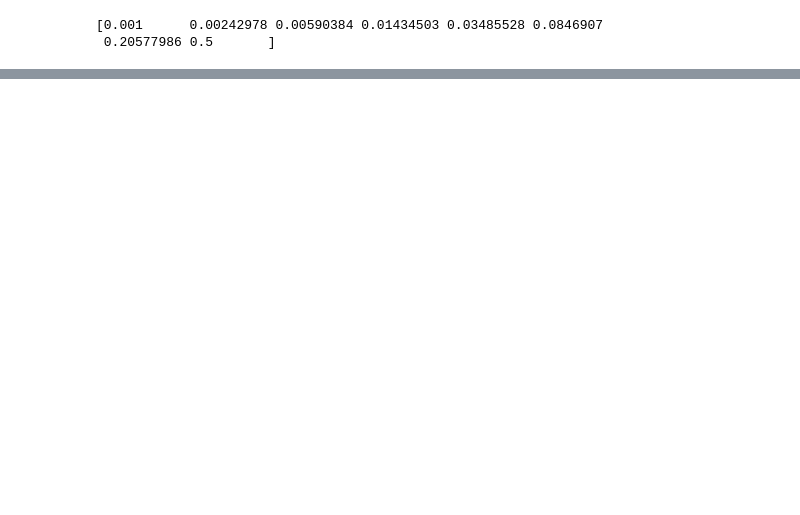
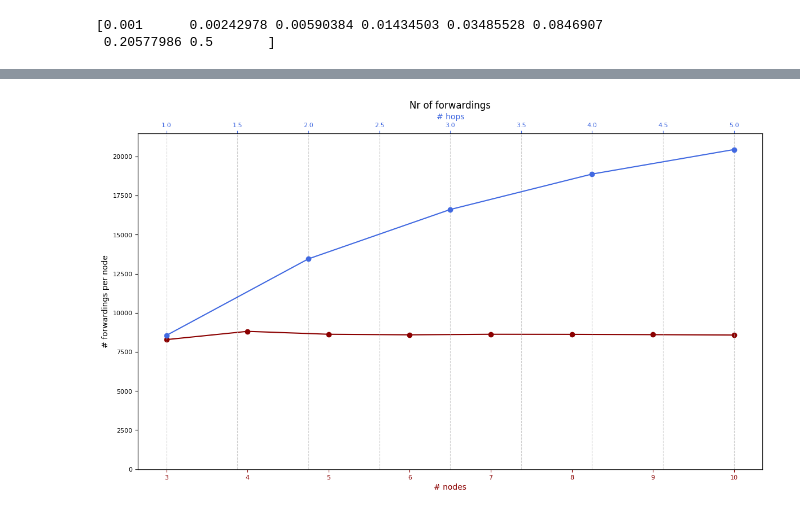
Before and after one commit to Altishofer/DFL_PeerBasedMixing, a Jupyter notebook: experiments/evaluation-plots.ipynb, the cells around one changed output, grey strips where cells are left out. Cells and saved outputs as stored; diff of their text form; code cells hidden in the pictures; blank space fills up the shorter version.

Commit message:
added forwardings and accuracy experiments

```diff
--- a/experiments/evaluation-plots.ipynb
+++ b/experiments/evaluation-plots.ipynb
@@ -245,0 +274,39 @@ plot_avg_rtt(nr_hops, "# Maximum Hops", "rtts_per_hops/ex02", "rtts_per_hops_las
+# %%
+nr_nodes = range(3, 10 + 1)
+nr_hops = range(1, 5 + 1)
+
+def get_nr_forwardings(df):
+    max_mean = df[df["field"] == "forwarded"].groupby("node")['value'].max().mean()
+    return max_mean
+
+def get_y_axis_values(folder):
+    files = get_filenames_in_folder(join(metrics_path, folder))
+    df_files = [read_file(f) for f in files]
+    return [get_nr_forwardings(df) for df in df_files]
+
+def plot_avg_forwardings(x_axis, y_axis, ax, xlabel, color):
+    ax.plot(x_axis, y_axis, marker='o', color=color, label=xlabel)
+    ax.set_xlabel(xlabel, color=color)
+    ax.set_ylabel("# forwardings per node")
+    ax.tick_params(axis='x', colors=color)
+
+y_nodes = get_y_axis_values("nr_forwardings/per_nodes")
+y_hops = get_y_axis_values("nr_forwardings/per_hops")
+
+fig, ax1 = plt.subplots(figsize=FIGURE_SIZE)
+
+plot_avg_forwardings(nr_nodes, y_nodes, ax1, "# nodes", color='darkred')
+ax1.set_ylabel("# forwardings per node")
+ax1.set_ylim(bottom=0, top=max(max(y_nodes), max(y_hops)) * 1.05)  # ✅ Fit both ranges
+
+ax2 = ax1.twiny()
+plot_avg_forwardings(nr_hops, y_hops, ax2, "# hops", color='royalblue')
+
+plt.tight_layout()
+plt.title("Nr of forwardings")
+plt.grid(True, axis='y')
+plt.savefig(join(figure_path, "nr_forwardings.png"))
+plt.grid(**GRID_STYLE)
+plt.show()
+# %% [output]
+[figure, added]
```
Also changed, not shown: parts of 8 cells of this notebook, 7 other files.
